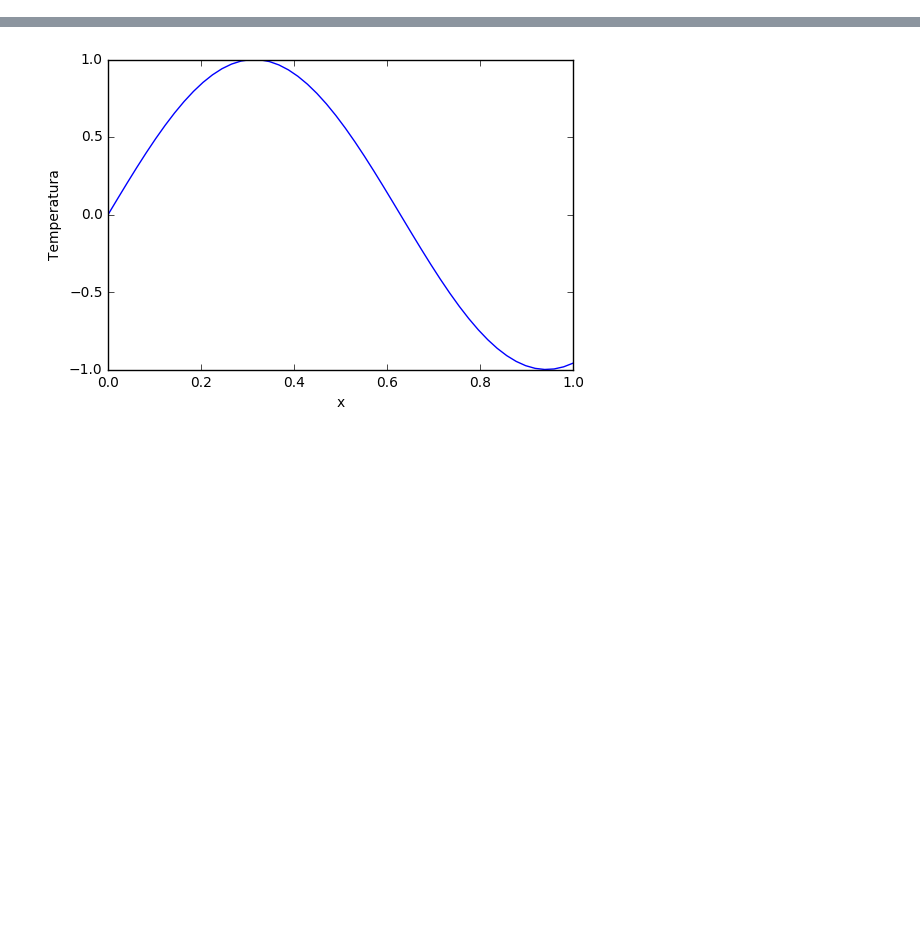
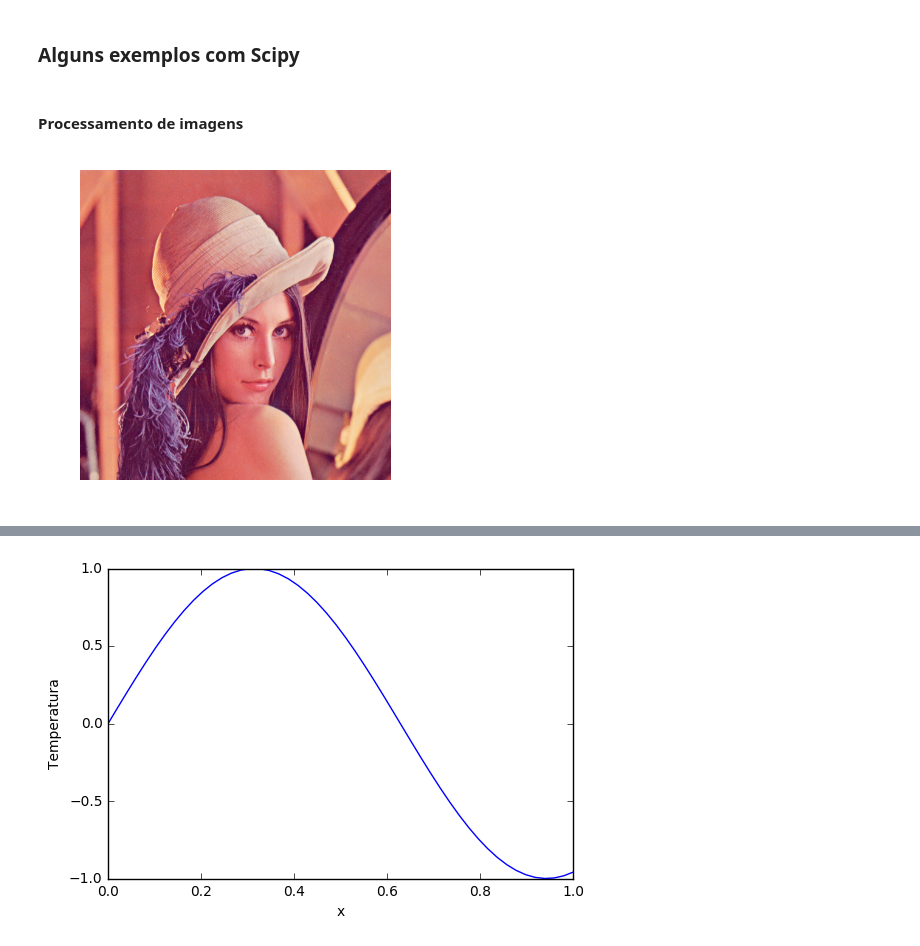
Before and after one commit to gpkc/Scientific-computing-with-python, a Jupyter notebook: Pyzza.ipynb, the cells around one changed output, grey strips where cells are left out. Saved outputs shown, nothing was run; the diff lists cells and outputs as text; code cells hidden in the pictures; blank space fills up the shorter version.

```diff
--- a/Pyzza.ipynb
+++ b/Pyzza.ipynb
@@ -0,0 +125,12 @@
+# %% [markdown]
+### Alguns exemplos com Scipy
+# %% [markdown]
+#### Processamento de imagens
+# %%
+pyplot.axis('off')
+from scipy import misc
+face = scipy.misc.imread('lena.tif')
+pyplot.imshow(face)
+pyplot.show()
+# %% [output]
+[figure, added]
```
Also changed, not shown: parts of 48 cells of this notebook, 4 other files.
